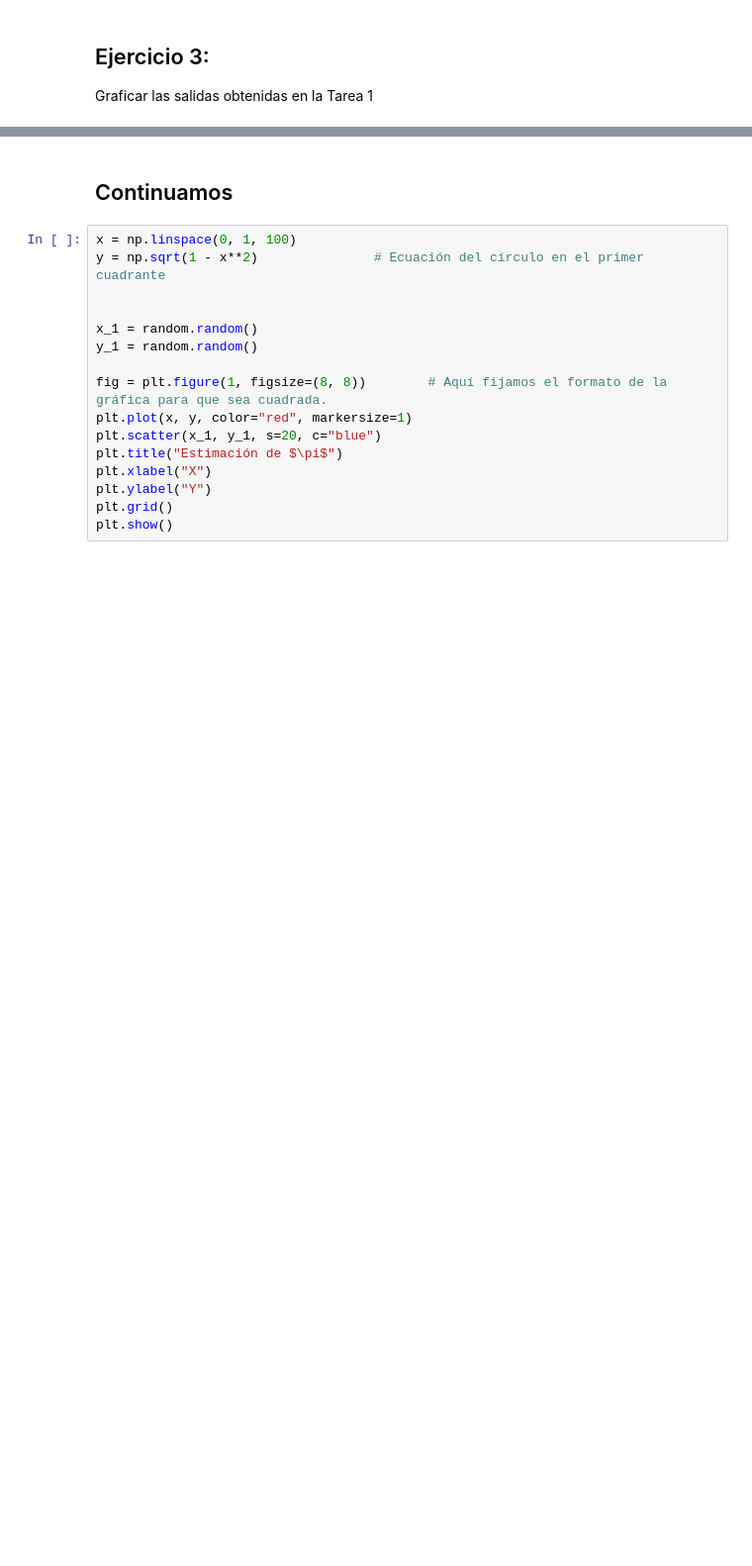
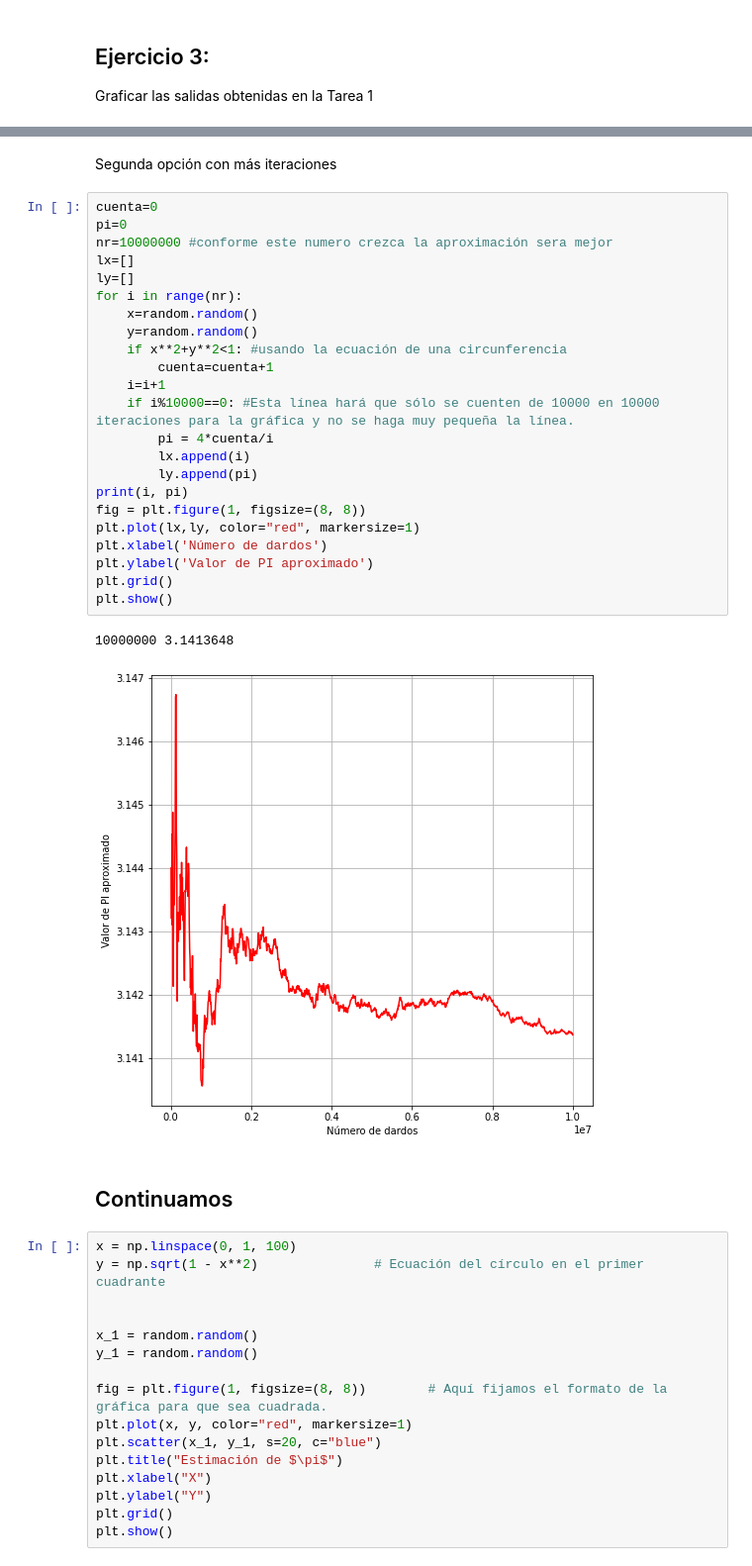
Before and after one commit to JavisG300/Simulacion-II, a Jupyter notebook: Uso_de_los_números_aleatorios.ipynb, the cells around one changed output, grey strips where cells are left out. Shown: that part at 99% size. Drawn from its saved outputs; the diff is of its cells as text; blank space fills up the shorter version.

```diff
--- a/Uso_de_los_números_aleatorios.ipynb
+++ b/Uso_de_los_números_aleatorios.ipynb
@@ -152,3 +300,31 @@ Graficar las salidas obtenidas en la Tarea 1
+# %% [markdown]
+Segunda opción con más iteraciones
+# %%
+cuenta=0
+pi=0
+nr=10000000 #conforme este numero crezca la aproximación sera mejor
+lx=[]
+ly=[]
+for i in range(nr):
+    x=random.random()
+    y=random.random()
+    if x**2+y**2<1: #usando la ecuación de una circunferencia
+        cuenta=cuenta+1
+    i=i+1
+    if i%10000==0: #Esta línea hará que sólo se cuenten de 10000 en 10000 iteraciones para la gráfica y no se haga muy pequeña la línea.
+        pi = 4*cuenta/i
+        lx.append(i)
+        ly.append(pi)
+print(i, pi)
+fig = plt.figure(1, figsize=(8, 8))
+plt.plot(lx,ly, color="red", markersize=1)
+plt.xlabel('Número de dardos')
+plt.ylabel('Valor de PI aproximado')
+plt.grid()
+plt.show()
+# %% [output]
+10000000 3.1413648
+[figure, added]
 # %% [markdown]
 ## Continuamos
 # %%
```
Also changed, not shown: parts of 26 cells of this notebook.
